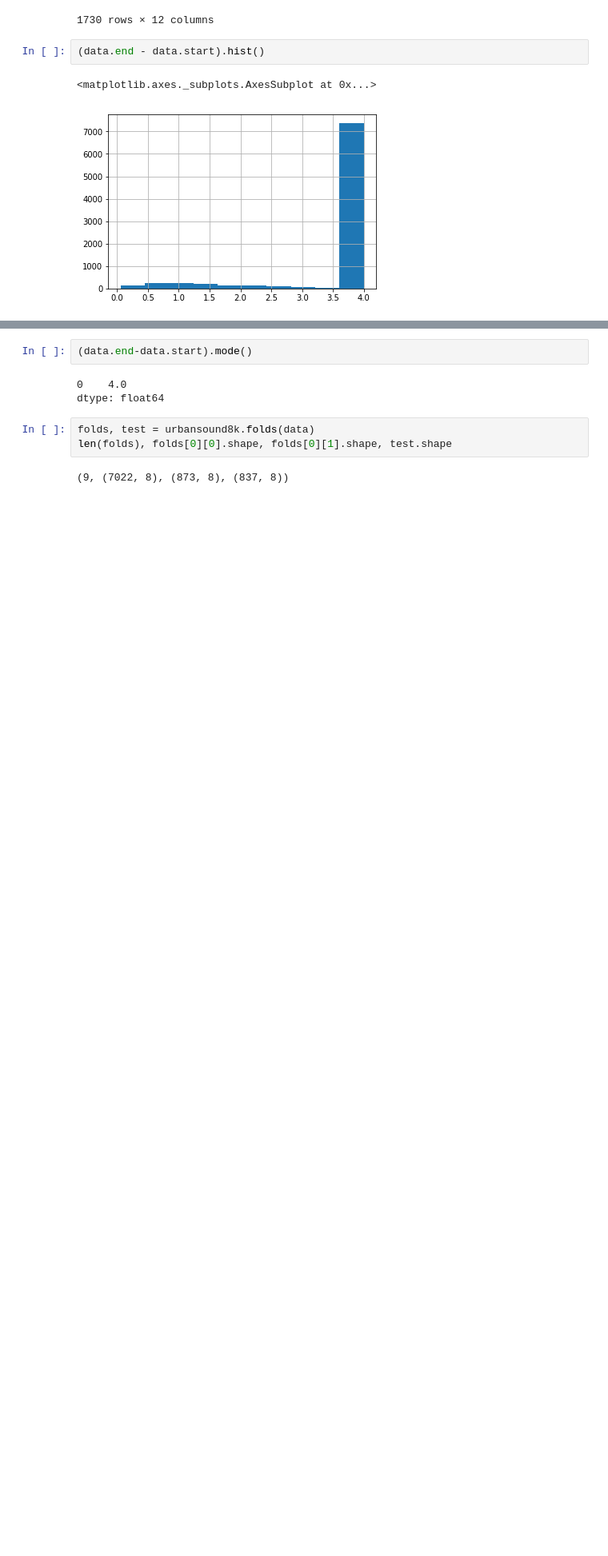
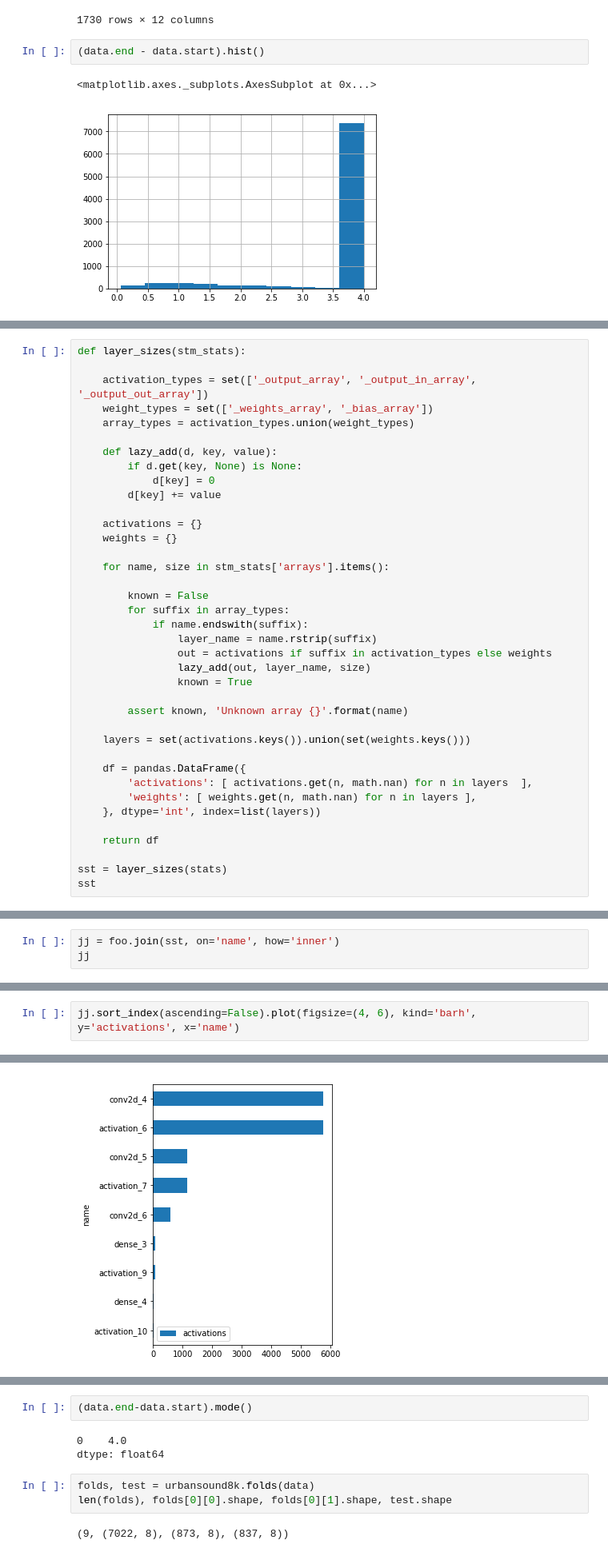
Before and after one commit to jonnor/ESC-CNN-microcontroller, a Jupyter notebook: Experiments.ipynb, the cells around one changed output, grey strips where cells are left out. Shown: that part at 80% size. Drawn from its saved outputs; the diff is of its cells as text; blank space fills up the shorter version.

```diff
--- a/Experiments.ipynb
+++ b/Experiments.ipynb
@@ -181,0 +210,38 @@ df.sort_values('voted_val_acc', ascending=False)
+# %%
+def layer_sizes(stm_stats):
+
+    activation_types = set(['_output_array', '_output_in_array', '_output_out_array'])
+    weight_types = set(['_weights_array', '_bias_array'])
+    array_types = activation_types.union(weight_types)
+
+    def lazy_add(d, key, value):
+        if d.get(key, None) is None:
+            d[key] = 0
+        d[key] += value
+
+    activations = {}
+    weights = {}
+
+    for name, size in stm_stats['arrays'].items():
+
+        known = False
+        for suffix in array_types:
+            if name.endswith(suffix):
+                layer_name = name.rstrip(suffix)
+                out = activations if suffix in activation_types else weights
+                lazy_add(out, layer_name, size)
+                known = True
+
+        assert known, 'Unknown array {}'.format(name)
+
+    layers = set(activations.keys()).union(set(weights.keys()))
+
+    df = pandas.DataFrame({
+        'activations': [ activations.get(n, math.nan) for n in layers  ],
+        'weights': [ weights.get(n, math.nan) for n in layers ],
+    }, dtype='int', index=list(layers))
+
+    return df
+
+sst = layer_sizes(stats)
+sst
@@ -181,0 +260,3 @@ df.sort_values('voted_val_acc', ascending=False)
+# %%
+jj = foo.join(sst, on='name', how='inner')
+jj
@@ -181,0 +274,3 @@ df.sort_values('voted_val_acc', ascending=False)
+# %%
+jj.sort_index(ascending=False).plot(figsize=(4, 6), kind='barh', y='activations', x='name')
+# %% [output]
@@ -181,0 +278 @@ df.sort_values('voted_val_acc', ascending=False)
+[figure, added]
```
Also changed, not shown: parts of 15 cells of this notebook, 8 other files.
